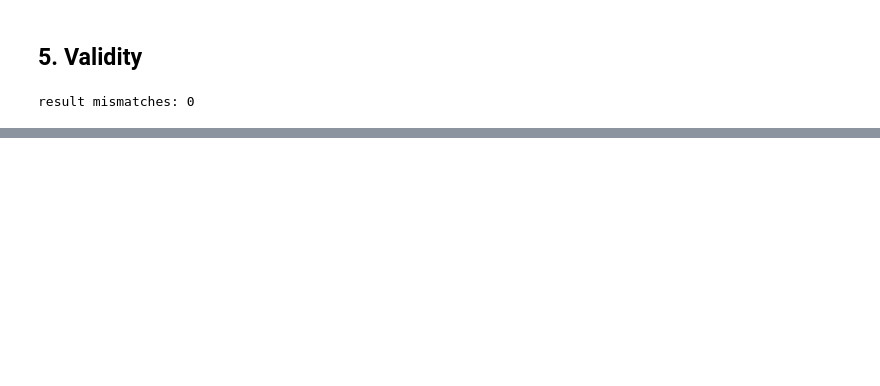
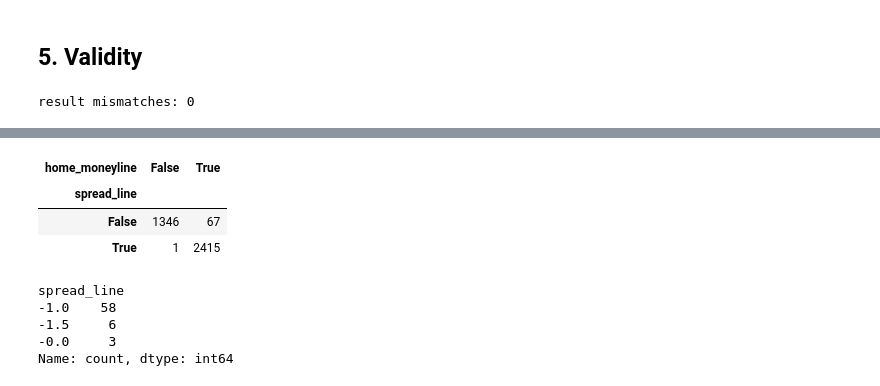
Before and after one commit to grant-jones1/NFL-model, a Jupyter notebook: notebooks/01_data_exploration.ipynb, the cells around one changed output, grey strips where cells are left out. Drawn from its saved outputs; the diff is of its cells as text; code cells hidden in the pictures; blank space fills up the shorter version.

```diff
--- a/notebooks/01_data_exploration.ipynb
+++ b/notebooks/01_data_exploration.ipynb
@@ -133,0 +185,18 @@ result mismatches: 0
+# %%
+home_fav_spread = games["spread_line"] > 0
+home_fav_ml = games["home_moneyline"] < 0
+pd.crosstab(home_fav_spread, home_fav_ml)
+# %% [output]
+| home_moneyline | False | True |
+| spread_line |  |  |
+| False | 1346 | 67 |
+| True | 1 | 2415 |
+# %%
+disagree = games[(games["spread_line"] <= 0) & (games["home_moneyline"] < 0)]
+disagree["spread_line"].value_counts()
+# %% [output]
+spread_line
+-1.0    58
+-1.5     6
+-0.0     3
+Name: count, dtype: int64
```
Also changed, not shown: parts of 30 cells of this notebook, 1 other file.
